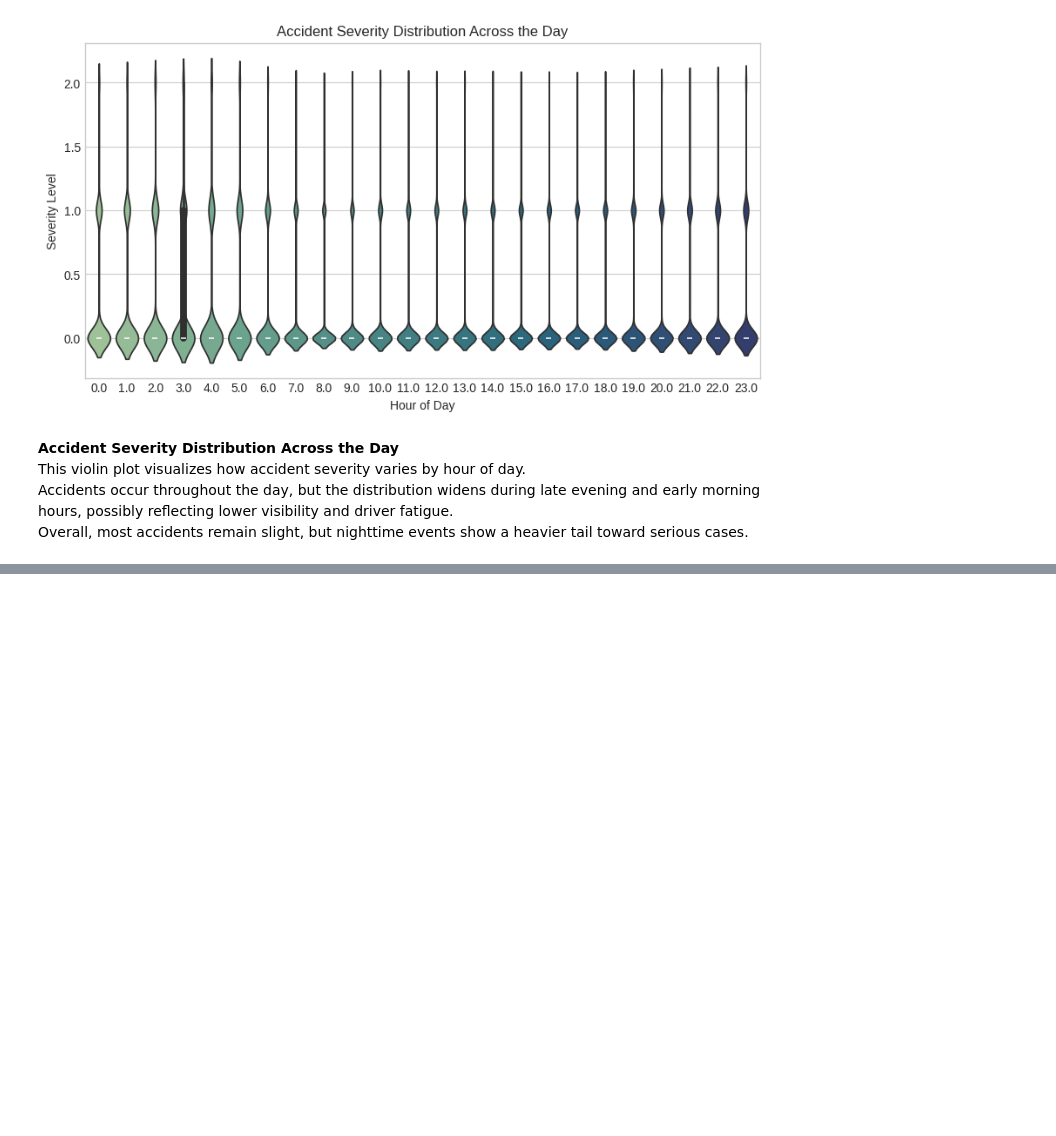
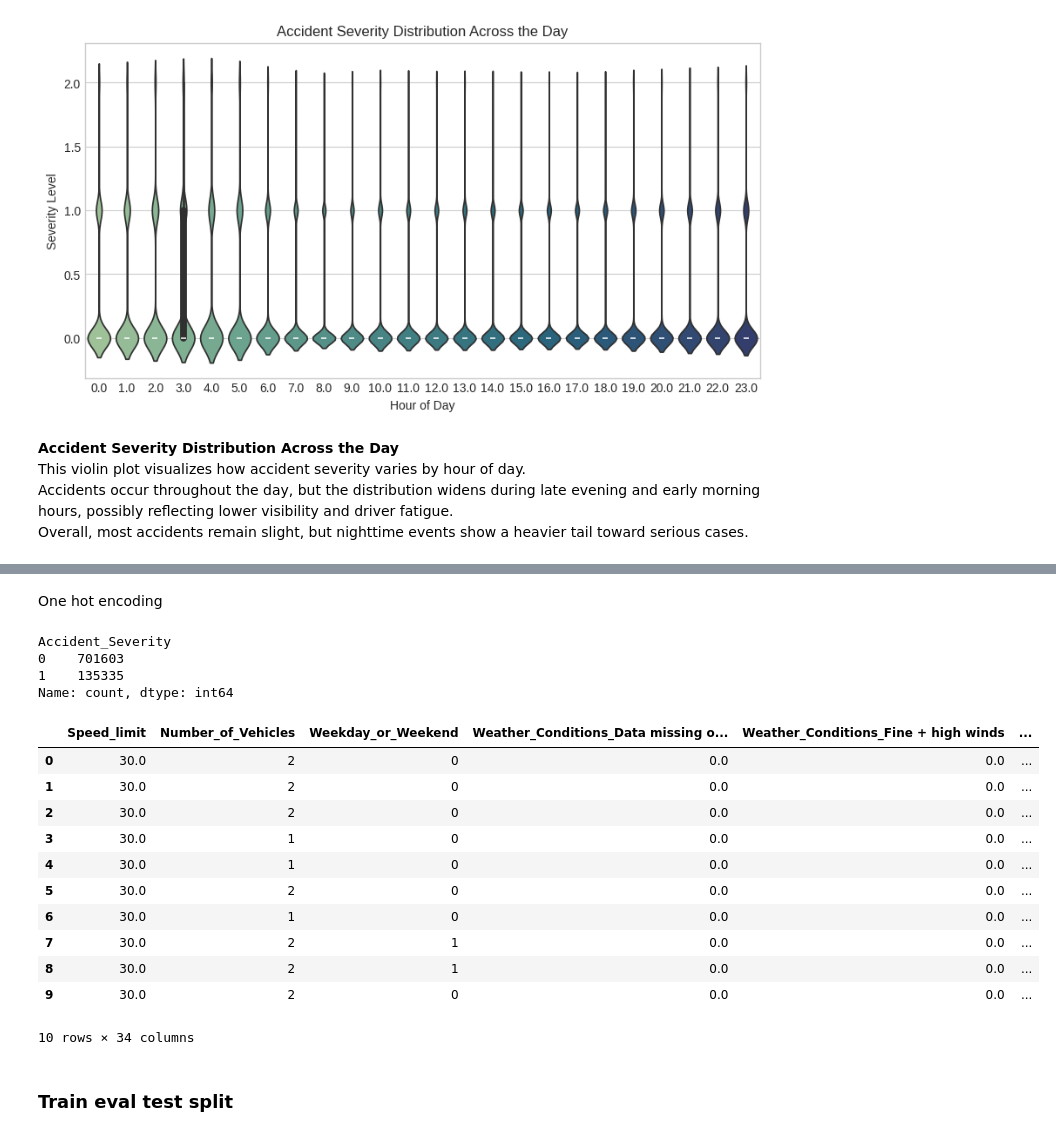
Before and after one commit to mel1006/data-science-2025-tartu, a Jupyter notebook: data_science_project.ipynb, the cells around one changed output, grey strips where cells are left out. Saved outputs shown, nothing was run; the diff lists cells and outputs as text; code cells hidden in the pictures; blank space fills up the shorter version.

```diff
--- a/data_science_project.ipynb
+++ b/data_science_project.ipynb
@@ -481,0 +570,57 @@ Overall, most accidents remain slight, but nighttime events show a heavier tail
+# %% [markdown]
+One hot encoding
+# %%
+# numerical features
+numerical_cols = ["Speed_limit", "Number_of_Vehicles","Weekday_or_Weekend"]
+numerical_df = df_model[numerical_cols]
+
+# One-Hot-Encoding
+from sklearn.preprocessing import OneHotEncoder
+
+categorical_cols = ["Weather_Conditions","Light_Conditions",
+                    "Road_Surface_Conditions","Urban_or_Rural_Area","Hour_bin"]
+
+encoder = OneHotEncoder(sparse_output=False, handle_unknown="ignore")
+encoded_data = encoder.fit_transform(df_model[categorical_cols])
+
+encoded_df = pd.DataFrame(
+    encoded_data,
+    columns=encoder.get_feature_names_out(categorical_cols),
+    index=df_model.index
+)
+
+# Target
+target_series = df_model["Accident_Severity"].copy()
+
+# Fatal + Serious
+target_series.replace({2:1}, inplace=True)
+
+# NaNs
+target_series = target_series.dropna()
+
+numerical_df = numerical_df.loc[target_series.index]
+encoded_df = encoded_df.loc[target_series.index]
+
+# merge
+df_model_encoded = pd.concat([numerical_df, encoded_df], axis=1)
+df_model_encoded["Accident_Severity"] = target_series
+
+print(df_model_encoded["Accident_Severity"].value_counts())
+df_model_encoded.head(10)
+# %% [output]
+Accident_Severity
+0    701603
+1    135335
+Name: count, dtype: int64
+|  | Speed_limit | Number_of_Vehicles | Weekday_or_Weekend | Weather_Conditions_Data missing o... | Weather_Conditions_Fine + high winds | ... |
+| 0 | 30.0 | 2 | 0 | 0.0 | 0.0 | ... |
+| 1 | 30.0 | 2 | 0 | 0.0 | 0.0 | ... |
+| 2 | 30.0 | 2 | 0 | 0.0 | 0.0 | ... |
+| 3 | 30.0 | 1 | 0 | 0.0 | 0.0 | ... |
+| 4 | 30.0 | 1 | 0 | 0.0 | 0.0 | ... |
+| 5 | 30.0 | 2 | 0 | 0.0 | 0.0 | ... |
+| 6 | 30.0 | 1 | 0 | 0.0 | 0.0 | ... |
+| 7 | 30.0 | 2 | 1 | 0.0 | 0.0 | ... |
+| 8 | 30.0 | 2 | 1 | 0.0 | 0.0 | ... |
+| 9 | 30.0 | 2 | 0 | 0.0 | 0.0 | ... |
+10 rows × 34 columns
@@ -481,0 +633,2 @@ Overall, most accidents remain slight, but nighttime events show a heavier tail
+# %% [markdown]
+### Train eval test split
```
Also changed, not shown: parts of 14 cells of this notebook.
